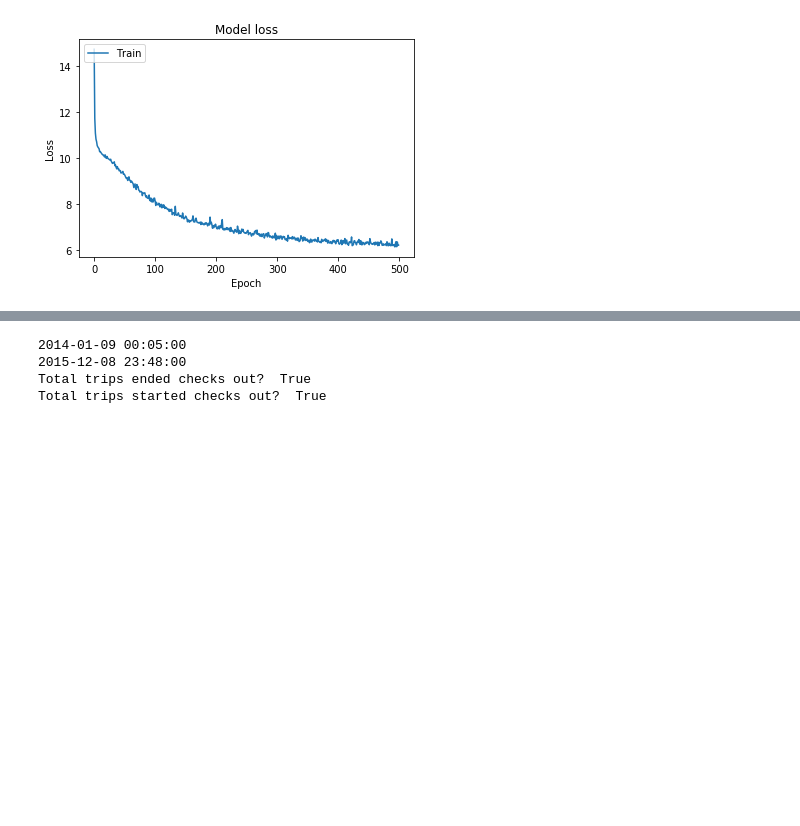
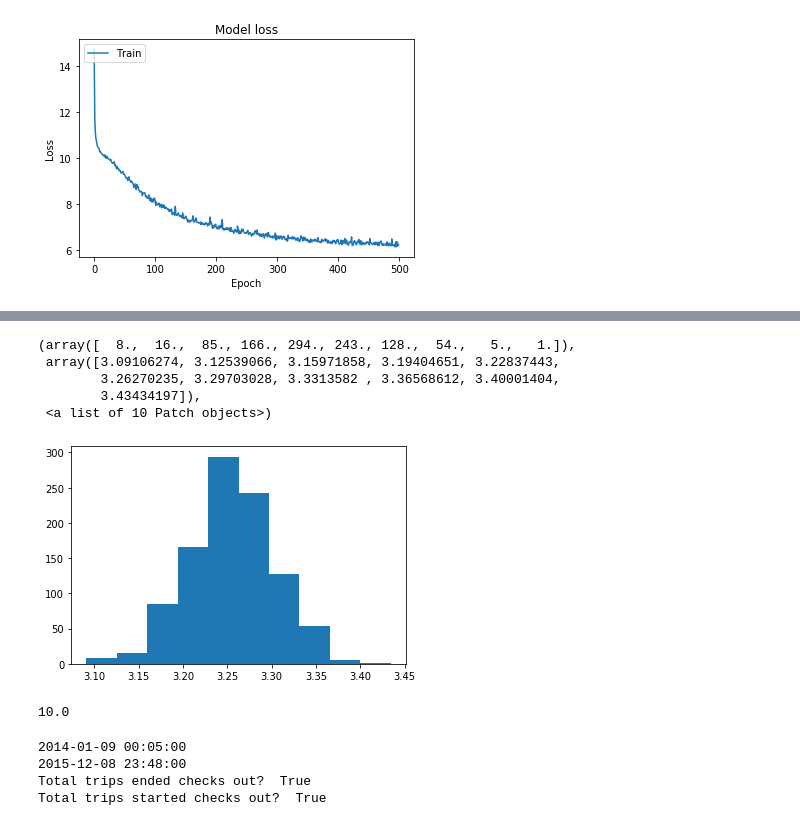
Before and after one commit to t-nel-95/codility-ml-test, a Jupyter notebook: Rough work.ipynb, the cells around one changed output, grey strips where cells are left out. Drawn from its saved outputs; the diff is of its cells as text; code cells hidden in the pictures; blank space fills up the shorter version.

```diff
--- a/Dataroots Codility Test.ipynb
+++ b/Rough work.ipynb
@@ -914,3 +1021,16 @@ plt.show()
+# %%
+plt.hist(rmse)
+# %% [output]
+(array([  8.,  16.,  85., 166., 294., 243., 128.,  54.,   5.,   1.]),
+ array([3.09106274, 3.12539066, 3.15971858, 3.19404651, 3.22837443,
+        3.26270235, 3.29703028, 3.3313582 , 3.36568612, 3.40001404,
+        3.43434197]),
+ <a list of 10 Patch objects>)
+[figure, added]
+# %%
+print((3/30)*100)
+# %% [output]
+10.0
 # %%
 #
 # DEPRECATED
```
Also changed, not shown: parts of 7 cells of this notebook, 5 other files.
